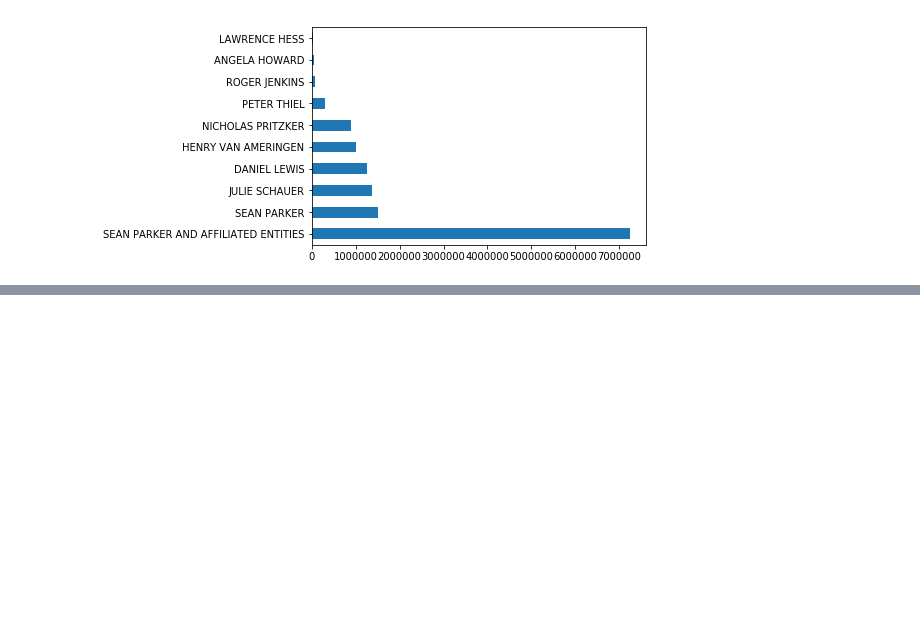
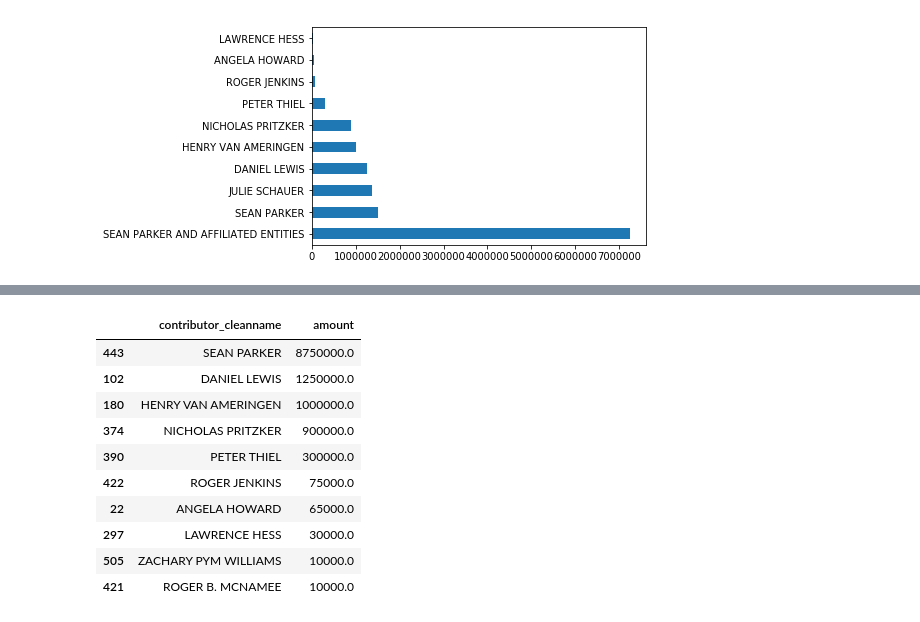
Before and after one commit to maciejszulc/first-python-notebook, a Jupyter notebook: Data_Cal_Access.ipynb, the cells around one changed output, grey strips where cells are left out. Cells and saved outputs as stored; diff of their text form; code cells hidden in the pictures; blank space fills up the shorter version.

```diff
--- a/Data_Cal_Access.ipynb
+++ b/Data_Cal_Access.ipynb
@@ -621,0 +819,8 @@ merged.groupby('committee_name_x').amount.sum().reset_index().sort_values("amoun
+# %%
+def combine_names(row):
+
+    if row.contributor_fullname.startswith("SEAN PARKER"):
+
+        return "SEAN PARKER"
+
+    return row.contributor_fullname
@@ -621,0 +847,16 @@ merged.groupby('committee_name_x').amount.sum().reset_index().sort_values("amoun
+# %%
+top_supporters["contributor_cleanname"] = top_supporters.apply(combine_names, axis=1)
+# %%
+top_supporters.groupby("contributor_cleanname").amount.sum().reset_index().sort_values("amount", ascending = False).head(10)
+# %% [output]
+|  | contributor_cleanname | amount |
+| 443 | SEAN PARKER | 8750000.0 |
+| 102 | DANIEL LEWIS | 1250000.0 |
+| 180 | HENRY VAN AMERINGEN | 1000000.0 |
+| 374 | NICHOLAS PRITZKER | 900000.0 |
+| 390 | PETER THIEL | 300000.0 |
+| 422 | ROGER JENKINS | 75000.0 |
+| 22 | ANGELA HOWARD | 65000.0 |
+| 297 | LAWRENCE HESS | 30000.0 |
+| 505 | ZACHARY PYM WILLIAMS | 10000.0 |
+| 421 | ROGER B. MCNAMEE | 10000.0 |
```
Also changed, not shown: parts of 24 cells of this notebook.
